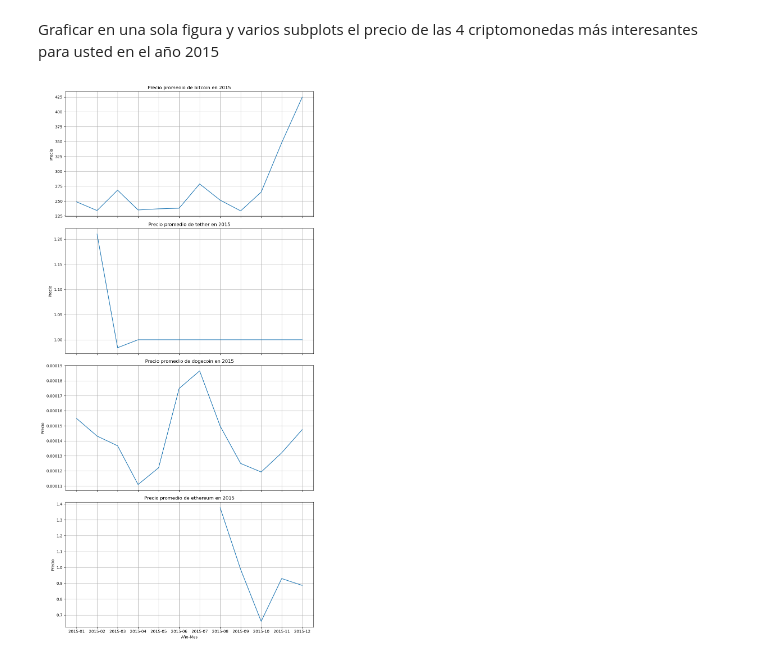
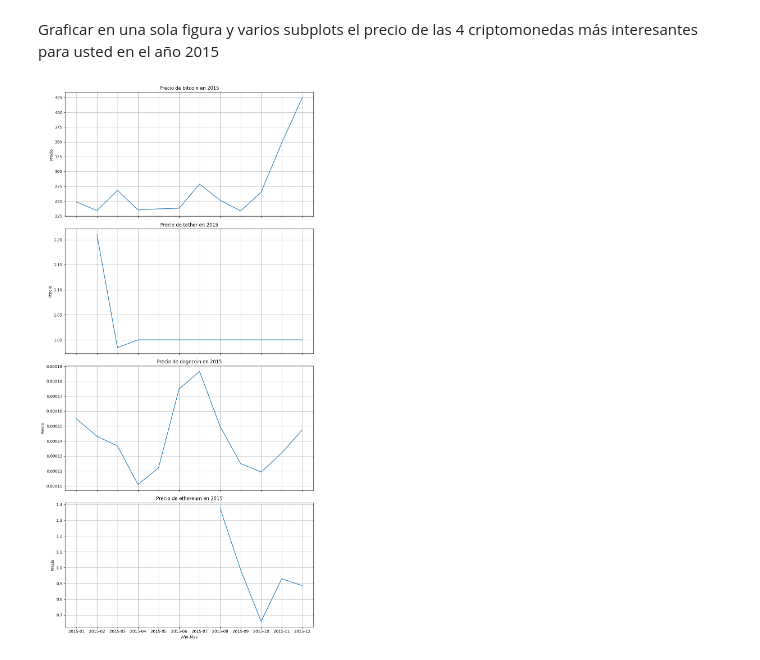
Before and after one commit to Moisinho/Cryptobros, a Jupyter notebook: Semana 9 (PROYECTO)/Proyecto.ipynb, the cells around one changed output. Cells and saved outputs as stored; diff of their text form; code cells hidden in the pictures.

```diff
--- a/Semana 9 (PROYECTO)/Proyecto.ipynb
+++ b/Semana 9 (PROYECTO)/Proyecto.ipynb
@@ -218,37 +196,34 @@ Graficar en una sola figura y varios subplots el precio de las 4 criptomonedas m
 # %%
 import matplotlib.pyplot as plt
 import pandas as pd
 
 def graficar_2015():
     global data_crypto
     data_2015 = data_crypto[data_crypto["date"].str.startswith("2015")].copy()
     monedas_interesantes = ["bitcoin", "tether", "dogecoin", "ethereum"]
 
-    # Convertir la columna "date" a tipo datetime
-    data_2015['date'] = pd.to_datetime(data_2015['date'])
+    data_2015['date'] = pd.to_datetime(data_2015['date'])  # columna "date" a tipo datetime
 
-    # Extraer el año y el mes de la fecha y convertirlo a cadena
-    data_2015['year_month'] = data_2015['date'].dt.to_period('M').astype(str)
+    data_2015['year_month'] = data_2015['date'].dt.to_period('M').astype(str)   # nueva columna con solo año y mes
 
-    # Agrupar por año-mes, moneda y calcular la media del precio
-    data_grouped = data_2015.groupby(['year_month', 'coin_name'])['price'].mean().reset_index()
+    # agrupar por el year_month y coin_name para sacar la media de cada mes
+    data_media = data_2015.groupby(['year_month', 'coin_name'])['price'].mean().reset_index()
 
-    # Crea subplots
+    # graficar
     fig, axs = plt.subplots(4, 1, figsize=(10, 20), sharex=True)
 
-    # Itera sobre las monedas y grafica el precio promedio en cada subplot
     for i, moneda in enumerate(monedas_interesantes):
-        data_moneda = data_grouped[data_grouped["coin_name"] == moneda]
+        data_moneda = data_media[data_media["coin_name"] == moneda] #adjuntar las cifra de los meses de cada moneda
 
         axs[i].plot(data_moneda["year_month"], data_moneda["price"])
-        axs[i].set_title(f"Precio promedio de {moneda} en 2015")
+        axs[i].set_title(f"Precio de {moneda} en 2015")
         axs[i].set_ylabel("Precio")
         axs[i].grid(True)
 
     plt.xlabel("Año-Mes")
     plt.tight_layout()
     plt.show()
 
 graficar_2015()
 # %% [output]
-[figure, old version]
+[figure, new version]
```
Also changed, not shown: parts of 3 cells of this notebook.
